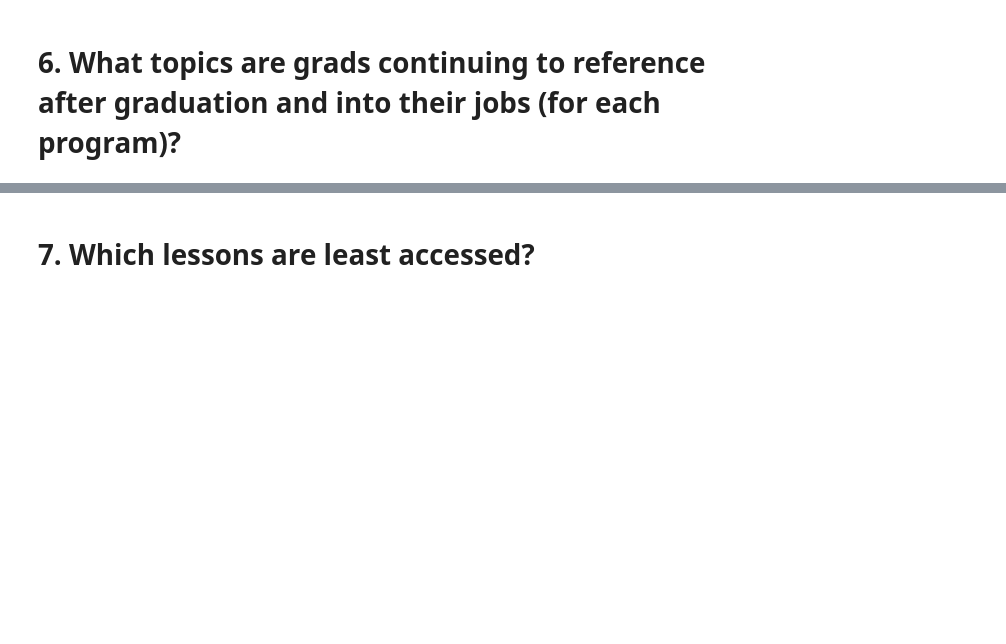
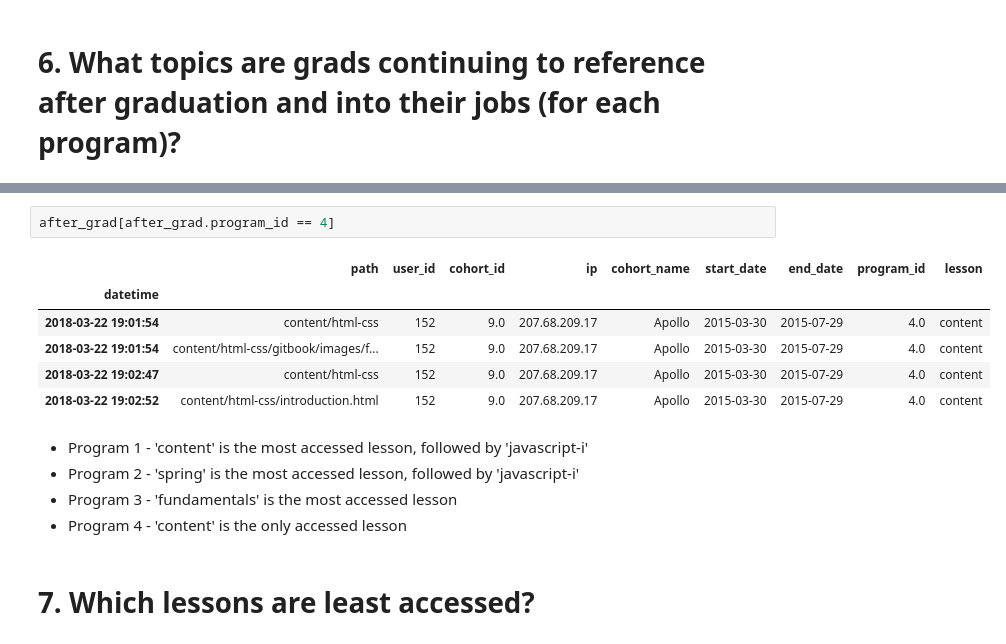
Before and after one commit to Adam-Harris87/anomaly-detection-exercises, a Jupyter notebook: anomaly_detection_exercise.ipynb, the cells around one changed output, grey strips where cells are left out. Drawn from its saved outputs; the diff is of its cells as text; blank space fills up the shorter version.

```diff
--- a/anomaly_detection_exercise.ipynb
+++ b/anomaly_detection_exercise.ipynb
@@ -357,2 +400,16 @@ ValueError: No axis named lesson for object type DataFrame
+# %%
+after_grad[after_grad.program_id == 4]
+# %% [output]
+|  | path | user_id | cohort_id | ip | cohort_name | start_date | end_date | program_id | lesson |
+| datetime |  |  |  |  |  |  |  |  |  |
+| 2018-03-22 19:01:54 | content/html-css | 152 | 9.0 | 207.68.209.17 | Apollo | 2015-03-30 | 2015-07-29 | 4.0 | content |
+| 2018-03-22 19:01:54 | content/html-css/gitbook/images/f... | 152 | 9.0 | 207.68.209.17 | Apollo | 2015-03-30 | 2015-07-29 | 4.0 | content |
+| 2018-03-22 19:02:47 | content/html-css | 152 | 9.0 | 207.68.209.17 | Apollo | 2015-03-30 | 2015-07-29 | 4.0 | content |
+| 2018-03-22 19:02:52 | content/html-css/introduction.html | 152 | 9.0 | 207.68.209.17 | Apollo | 2015-03-30 | 2015-07-29 | 4.0 | content |
+# %% [markdown]
+- Program 1 - 'content' is the most accessed lesson, followed by 'javascript-i'
+- Program 2 - 'spring' is the most accessed lesson, followed by 'javascript-i'
+- Program 3 - 'fundamentals' is the most accessed lesson
+- Program 4 - 'content' is the only accessed lesson
 # %% [markdown]
 # 7. Which lessons are least accessed?
```
Also changed, not shown: parts of 17 cells of this notebook, 1 other file.
